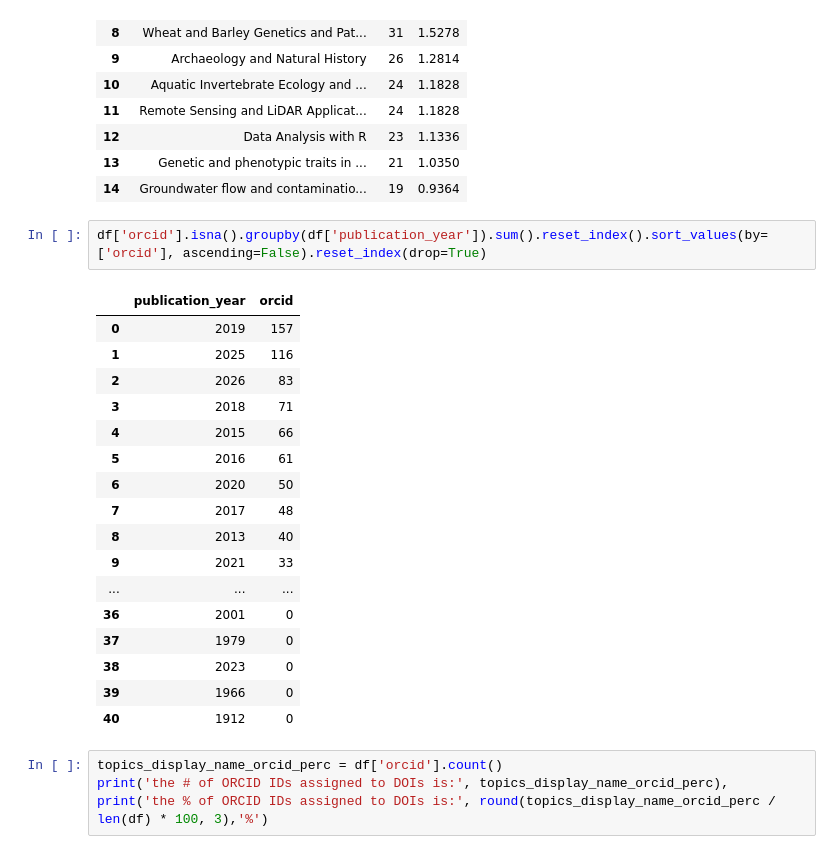
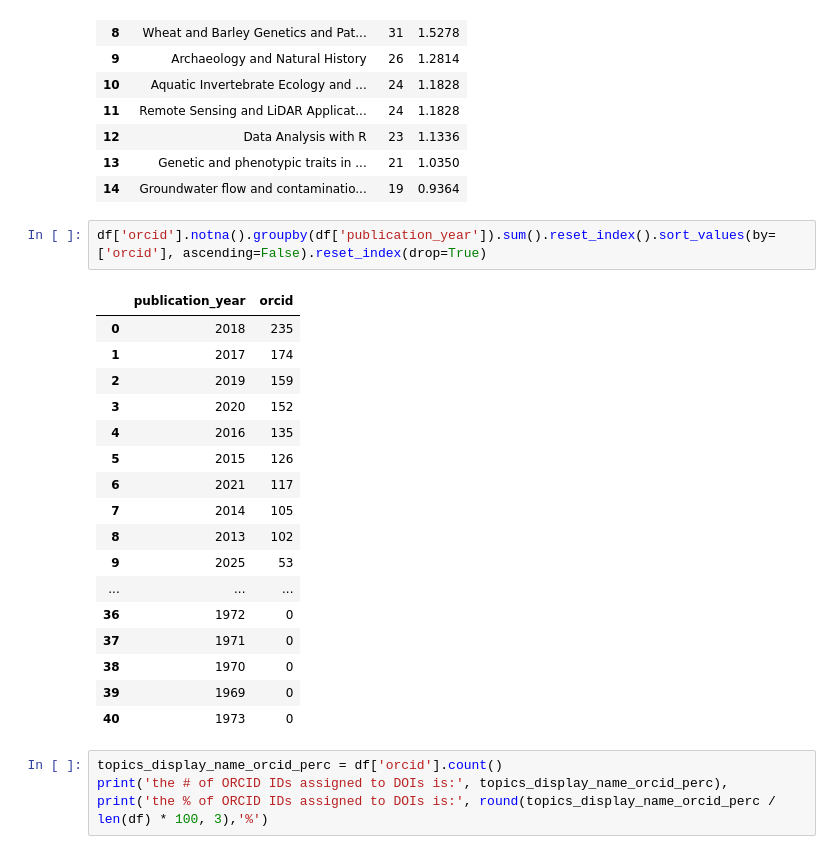
Before and after one commit to senderrr/OpenAlex, a Jupyter notebook: OpenAlexSourceVisuals.ipynb, the cells around one changed output. Saved outputs shown, nothing was run; the diff lists cells and outputs as text.

```diff
--- a/OpenAlexSourceVisuals.ipynb
+++ b/OpenAlexSourceVisuals.ipynb
@@ -99,25 +99,25 @@ topics_display_name_ror.head(15).reset_index(drop=True)
 | 13 | Genetic and phenotypic traits in ... | 21 | 1.0350 |
 | 14 | Groundwater flow and contaminatio... | 19 | 0.9364 |
 # %%
-df['orcid'].isna().groupby(df['publication_year']).sum().reset_index().sort_values(by=['orcid'], ascending=False).reset_index(drop=True)
+df['orcid'].notna().groupby(df['publication_year']).sum().reset_index().sort_values(by=['orcid'], ascending=False).reset_index(drop=True)
 # %% [output]
 |  | publication_year | orcid |
-| 0 | 2019 | 157 |
-| 1 | 2025 | 116 |
-| 2 | 2026 | 83 |
-| 3 | 2018 | 71 |
-| 4 | 2015 | 66 |
-| 5 | 2016 | 61 |
-| 6 | 2020 | 50 |
-| 7 | 2017 | 48 |
-| 8 | 2013 | 40 |
-| 9 | 2021 | 33 |
+| 0 | 2018 | 235 |
+| 1 | 2017 | 174 |
+| 2 | 2019 | 159 |
+| 3 | 2020 | 152 |
+| 4 | 2016 | 135 |
+| 5 | 2015 | 126 |
+| 6 | 2021 | 117 |
+| 7 | 2014 | 105 |
+| 8 | 2013 | 102 |
+| 9 | 2025 | 53 |
 | ... | ... | ... |
-| 36 | 2001 | 0 |
-| 37 | 1979 | 0 |
-| 38 | 2023 | 0 |
-| 39 | 1966 | 0 |
-| 40 | 1912 | 0 |
+| 36 | 1972 | 0 |
+| 37 | 1971 | 0 |
+| 38 | 1970 | 0 |
+| 39 | 1969 | 0 |
+| 40 | 1973 | 0 |
 # %%
 topics_display_name_orcid_perc = df['orcid'].count()
 print('the # of ORCID IDs assigned to DOIs is:', topics_display_name_orcid_perc), print('the % of ORCID IDs assigned to DOIs is:', round(topics_display_name_orcid_perc / len(df) * 100, 3),'%')
```
Also changed, not shown: parts of 2 cells of this notebook.
